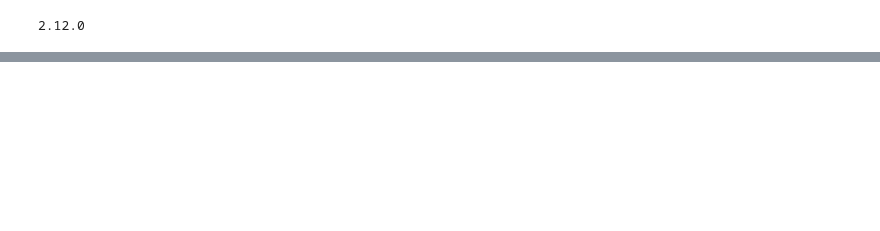
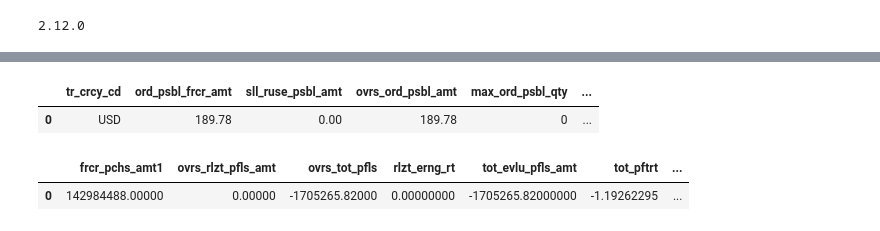
Before and after one commit to seungjun02/trading, a Jupyter notebook: trandingenv/foreign_stock_trading.ipynb, the cells around one changed output, grey strips where cells are left out. Drawn from its saved outputs; the diff is of its cells as text; code cells hidden in the pictures; blank space fills up the shorter version.

```diff
--- a/trandingenv/foreign_stock_trading.ipynb
+++ b/trandingenv/foreign_stock_trading.ipynb
@@ -344,2 +365,10 @@ except Exception as e:
 # %%
-balnce = kb.kbget_overseas_inquire_psamount(mrk="NASD", price="230.0000", item="AAPL", tr_cont="", dataframe=None)
+kb.get_overseas_inquire_psamount(mrk="NASD", price="230.0000", item="AAPL", tr_cont="", dataframe=None)
+# %% [output]
+|  | tr_crcy_cd | ord_psbl_frcr_amt | sll_ruse_psbl_amt | ovrs_ord_psbl_amt | max_ord_psbl_qty | ... |
+| 0 | USD | 189.78 | 0.00 | 189.78 | 0 | ... |
+# %%
+kb.get_overseas_inquire_balance(excg_cd="NASD", crcy_cd="USD")
+# %% [output]
+|  | frcr_pchs_amt1 | ovrs_rlzt_pfls_amt | ovrs_tot_pfls | rlzt_erng_rt | tot_evlu_pfls_amt | tot_pftrt | ... |
+| 0 | 142984488.00000 | 0.00000 | -1705265.82000 | 0.00000000 | -1705265.82000000 | -1.19262295 | ... |
```
Also changed, not shown: parts of 13 cells of this notebook.
